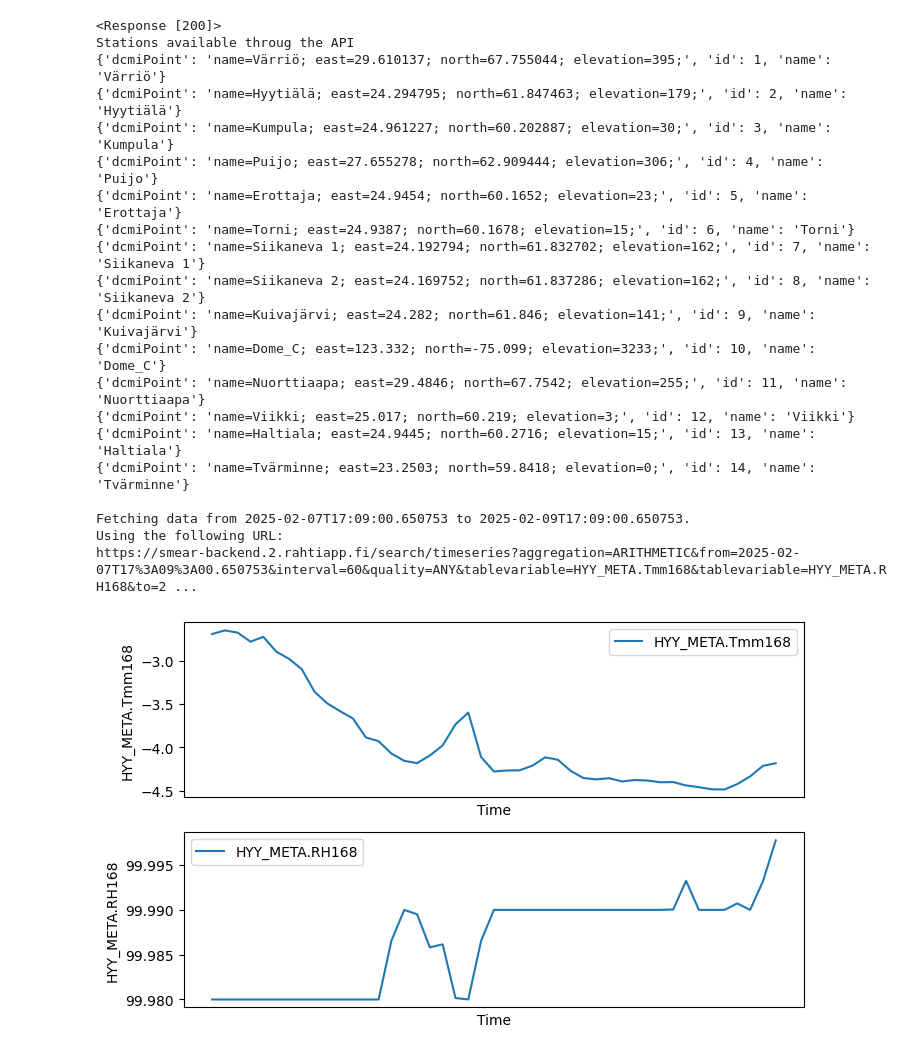
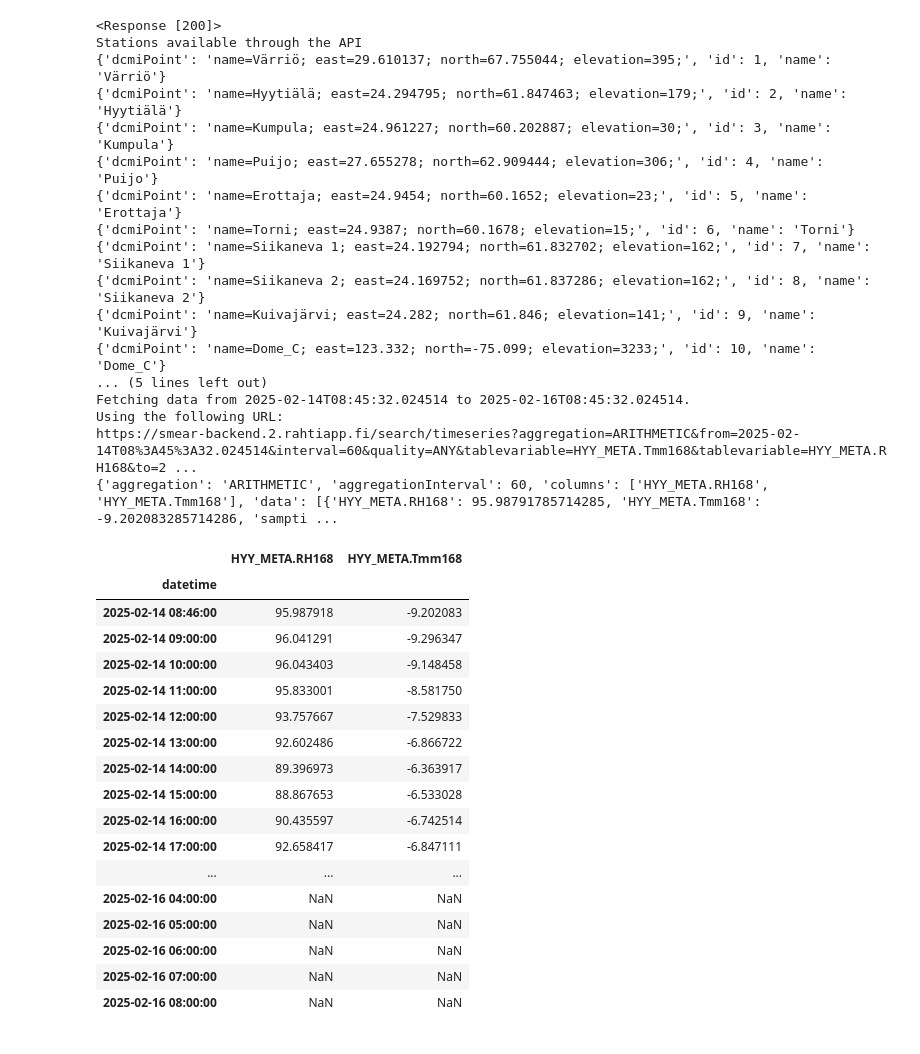
Before and after one commit to pirstov/Air_quality_forecast, a Jupyter notebook: Load_validation_data.ipynb, the cells around one changed output. Drawn from its saved outputs; the diff is of its cells as text; code cells hidden in the pictures.

Commit message:
Start working on plotting the validation data.

```diff
--- a/Load_validation_data.ipynb
+++ b/Load_validation_data.ipynb
@@ -16,7 +16,7 @@ def get_smear_data(days_to_fetch = 2, variables_to_fetch = ['HYY_META.Tmm168', '
     print(response)
 
     if response.status_code == 200:
-        print(f"Stations available throug the API")
+        print(f"Stations available through the API")
         data = response.json()
         for i in data:
             print(i)
@@ -52,48 +52,64 @@ def get_smear_data(days_to_fetch = 2, variables_to_fetch = ['HYY_META.Tmm168', '
     fetch_request += "&to=" + dt_end
 
     print(f"Using the following URL:\n{fetch_request}")
 
     #fetch_request = "https://smear-backend.2.rahtiapp.fi/search/timeseries?aggregation=ARITHMETIC&from=2025-02-08T00%3A00%3A00.000&interval=60&quality=ANY&tablevariable=HYY_META.Tmm168&to=2025-02-09T00%3A00%3A00.000"
 
     response = requests.get(fetch_request)
 
     if response.status_code == 200:
         # Fetch OK, let's plot
         data = response.json()
 
+        print(data)
+
         # A dictionary is returned, data will contain the measurements with time stamps
         df = pd.DataFrame.from_dict(data['data'])
-        #print(df.columns)
 
-        #df['hour'] = [datetime.datetime.fromisoformat(x).hour for x in df['samptime']]
-        fig, axs = plt.subplots(len(variables_to_fetch),1, figsize=(8,5))
-        for i in range(len(variables_to_fetch)):
-            axs[i].plot(df['samptime'], df[variables_to_fetch[i]], label= variables_to_fetch[i])
-            axs[i].set_xlabel('Time')
-            axs[i].set_ylabel(variables_to_fetch[i])
-            axs[i].set_xticks([])
-            axs[i].legend()
+        # Transform the time stamp into a default datetime format, assign it as an index
+        df['datetime'] = pd.to_datetime(df['samptime'], errors = 'coerce')
+        df.set_index('datetime', inplace = True)
+        df.drop(columns = 'samptime', inplace = True)
+
+        return df
+    else:
+        return pd.DataFrame()
+
 
 get_smear_data()
 # %% [output]
 <Response [200]>
-Stations available throug the API
+Stations available through the API
 {'dcmiPoint': 'name=Värriö; east=29.610137; north=67.755044; elevation=395;', 'id': 1, 'name': 'Värriö'}
 {'dcmiPoint': 'name=Hyytiälä; east=24.294795; north=61.847463; elevation=179;', 'id': 2, 'name': 'Hyytiälä'}
 {'dcmiPoint': 'name=Kumpula; east=24.961227; north=60.202887; elevation=30;', 'id': 3, 'name': 'Kumpula'}
 {'dcmiPoint': 'name=Puijo; east=27.655278; north=62.909444; elevation=306;', 'id': 4, 'name': 'Puijo'}
 {'dcmiPoint': 'name=Erottaja; east=24.9454; north=60.1652; elevation=23;', 'id': 5, 'name': 'Erottaja'}
 {'dcmiPoint': 'name=Torni; east=24.9387; north=60.1678; elevation=15;', 'id': 6, 'name': 'Torni'}
 {'dcmiPoint': 'name=Siikaneva 1; east=24.192794; north=61.832702; elevation=162;', 'id': 7, 'name': 'Siikaneva 1'}
 {'dcmiPoint': 'name=Siikaneva 2; east=24.169752; north=61.837286; elevation=162;', 'id': 8, 'name': 'Siikaneva 2'}
 {'dcmiPoint': 'name=Kuivajärvi; east=24.282; north=61.846; elevation=141;', 'id': 9, 'name': 'Kuivajärvi'}
 {'dcmiPoint': 'name=Dome_C; east=123.332; north=-75.099; elevation=3233;', 'id': 10, 'name': 'Dome_C'}
-{'dcmiPoint': 'name=Nuorttiaapa; east=29.4846; north=67.7542; elevation=255;', 'id': 11, 'name': 'Nuorttiaapa'}
-{'dcmiPoint': 'name=Viikki; east=25.017; north=60.219; elevation=3;', 'id': 12, 'name': 'Viikki'}
-{'dcmiPoint': 'name=Haltiala; east=24.9445; north=60.2716; elevation=15;', 'id': 13, 'name': 'Haltiala'}
-{'dcmiPoint': 'name=Tvärminne; east=23.2503; north=59.8418; elevation=0;', 'id': 14, 'name': 'Tvärminne'}
-
-Fetching data from 2025-02-07T17:09:00.650753 to 2025-02-09T17:09:00.650753.
+... (5 lines left out)
+Fetching data from 2025-02-14T08:45:32.024514 to 2025-02-16T08:45:32.024514.
 Using the following URL:
-https://smear-backend.2.rahtiapp.fi/search/timeseries?aggregation=ARITHMETIC&from=2025-02-07T17%3A09%3A00.650753&interval=60&quality=ANY&tablevariable=HYY_META.Tmm168&tablevariable=HYY_META.RH168&to=2 ...
+https://smear-backend.2.rahtiapp.fi/search/timeseries?aggregation=ARITHMETIC&from=2025-02-14T08%3A45%3A32.024514&interval=60&quality=ANY&tablevariable=HYY_META.Tmm168&tablevariable=HYY_META.RH168&to=2 ...
+{'aggregation': 'ARITHMETIC', 'aggregationInterval': 60, 'columns': ['HYY_META.RH168', 'HYY_META.Tmm168'], 'data': [{'HYY_META.RH168': 95.98791785714285, 'HYY_META.Tmm168': -9.202083285714286, 'sampti ...
-[figure, removed]
+|  | HYY_META.RH168 | HYY_META.Tmm168 |
+| datetime |  |  |
+| 2025-02-14 08:46:00 | 95.987918 | -9.202083 |
+| 2025-02-14 09:00:00 | 96.041291 | -9.296347 |
+| 2025-02-14 10:00:00 | 96.043403 | -9.148458 |
+| 2025-02-14 11:00:00 | 95.833001 | -8.581750 |
+| 2025-02-14 12:00:00 | 93.757667 | -7.529833 |
+| 2025-02-14 13:00:00 | 92.602486 | -6.866722 |
+| 2025-02-14 14:00:00 | 89.396973 | -6.363917 |
+| 2025-02-14 15:00:00 | 88.867653 | -6.533028 |
+| 2025-02-14 16:00:00 | 90.435597 | -6.742514 |
+| 2025-02-14 17:00:00 | 92.658417 | -6.847111 |
+| ... | ... | ... |
+| 2025-02-16 04:00:00 | NaN | NaN |
+| 2025-02-16 05:00:00 | NaN | NaN |
+| 2025-02-16 06:00:00 | NaN | NaN |
+| 2025-02-16 07:00:00 | NaN | NaN |
+| 2025-02-16 08:00:00 | NaN | NaN |
```
Also changed, not shown: parts of 5 cells of this notebook.
